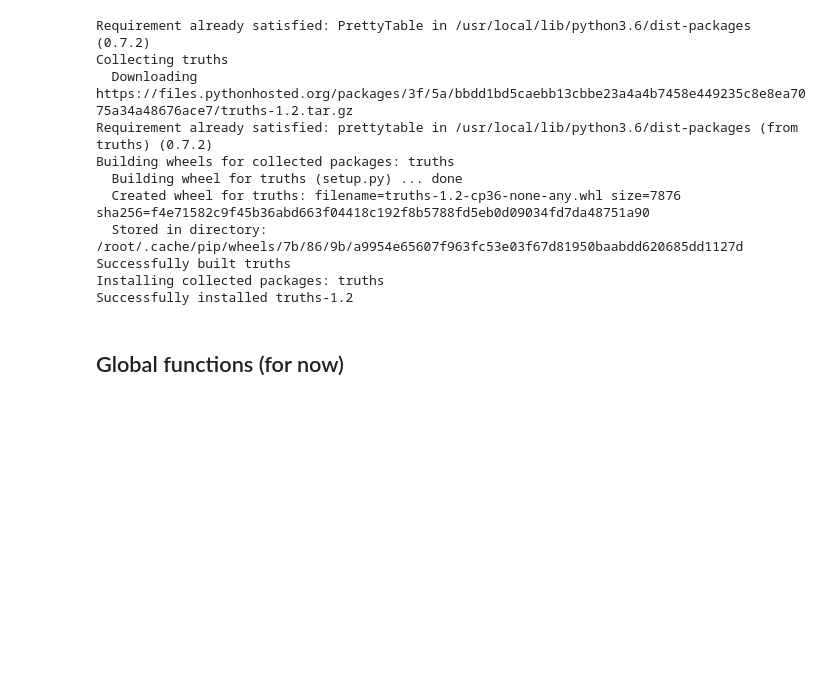
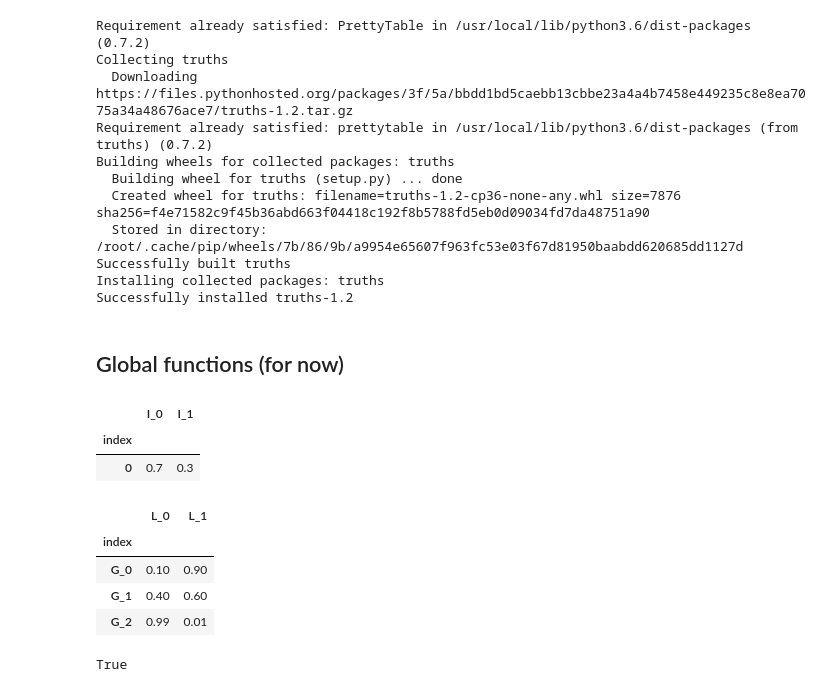
Before and after one commit to armandordorica/MIE1516_A1_Variable_Elimination, a Jupyter notebook: MIE1516_A1_Q3_v2.ipynb, the cells around one changed output. Saved outputs shown, nothing was run; the diff lists cells and outputs as text; code cells hidden in the pictures; blank space fills up the shorter version.

Commit message:
Fix to_pandas_df to be able to handle multiple evidences

```diff
--- a/MIE1516_A1_Q3_v2.ipynb
+++ b/MIE1516_A1_Q3_v2.ipynb
@@ -192,22 +192,44 @@ class TabularCPD:
 
   def to_pandas_df(self):
     df = pd.DataFrame.from_records(self.values)
-    df = df.transpose()
+    if self.evidence!='':
+      df = df.transpose()
 
-    # for every column append the name of the tabular cpd variable
+    # for every column append the name of the tabular self variable
     cols_in_df = len(df.columns)
     rows_in_df = len(df.index)
+
 
     for i in range(0, cols_in_df):
       df.rename(columns={ df.columns[i]: str(self.variable)+"_"+str(i) }, inplace = True)
 
     df.reset_index(inplace=True)
 
-    for i in range(0, rows_in_df):
-      df.iloc[i,0] = str(self.evidence[0])+"_"+str(i)
+    if self.evidence!='':
+      for i in range(0, rows_in_df):
+        df.iloc[i,0] = str(self.evidence[0])+"_"+str(i)
 
 
     df.set_index('index')
+
+    if self.evidence_card == [2,2]:
+      df = pd.DataFrame.from_records(self.values)
+      df = df.transpose()
+
+      # for every column append the name of the tabular self variable
+      cols_in_df = len(df.columns)
+      rows_in_df = len(df.index)
+
+      for i in range(0, cols_in_df):
+        df.rename(columns={ df.columns[i]: str(self.variable)+"_"+str(i) }, inplace = True)
+
+      data = df
+      df =generate_truth_table(self.evidence)
+      df['index']= str(self.evidence[0]) + "_" + df[str(self.evidence[0])].astype(str) + "_" + str(self.evidence[1]) + "_"+df[str(self.evidence[1])].astype(str)
+      df = df[['index']]
+      df_final = pd.concat([df, data], axis=1)
+      df_final.set_index('index')
+      return df_final.set_index('index')
     return df.set_index('index')
 # %%
 model = MyBayesianModel([('D', 'G'), ('I', 'G'), ('G', 'L'), ('I', 'S')])
@@ -233,3 +255,17 @@ cpd_s = TabularCPD(variable='S', variable_card=2,
                            [0.05, 0.8]],
                    evidence=['I'],
                    evidence_card=[2])
+# %%
+cpd_i.to_pandas_df()
+# %% [output]
+|  | I_0 | I_1 |
+| index |  |  |
+| 0 | 0.7 | 0.3 |
+# %%
+cpd_l.to_pandas_df()
+# %% [output]
+|  | L_0 | L_1 |
+| index |  |  |
+| G_0 | 0.10 | 0.90 |
+| G_1 | 0.40 | 0.60 |
+| G_2 | 0.99 | 0.01 |
@@ -235,0 +297,4 @@ cpd_s = TabularCPD(variable='S', variable_card=2,
+# %%
+cpd_g.evidence_card == [2,2]
+# %% [output]
+True
```
Also changed, not shown: parts of 11 cells of this notebook.
